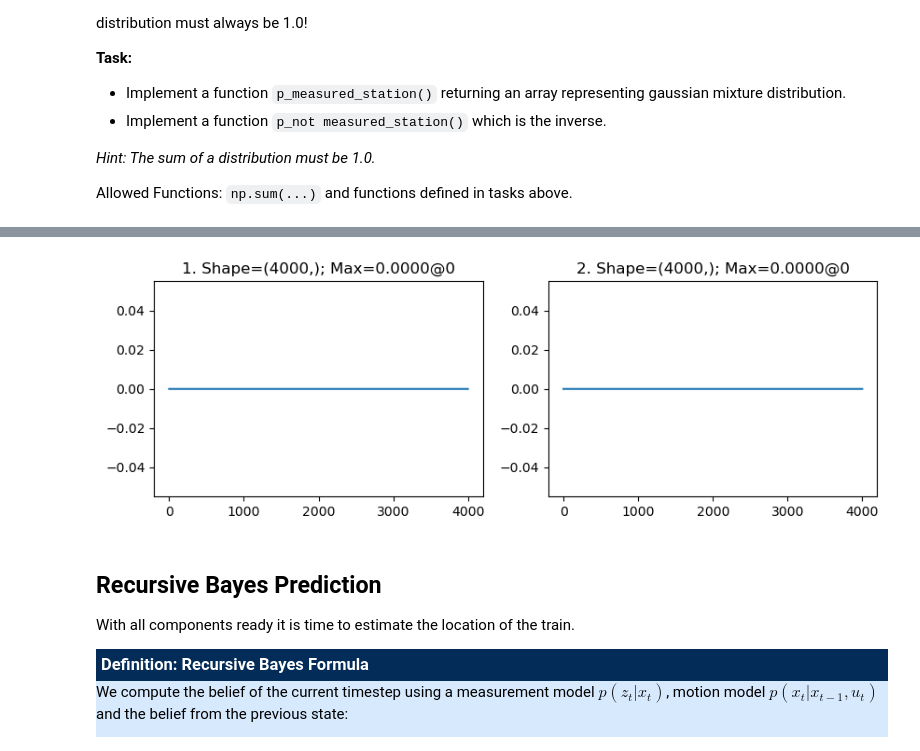
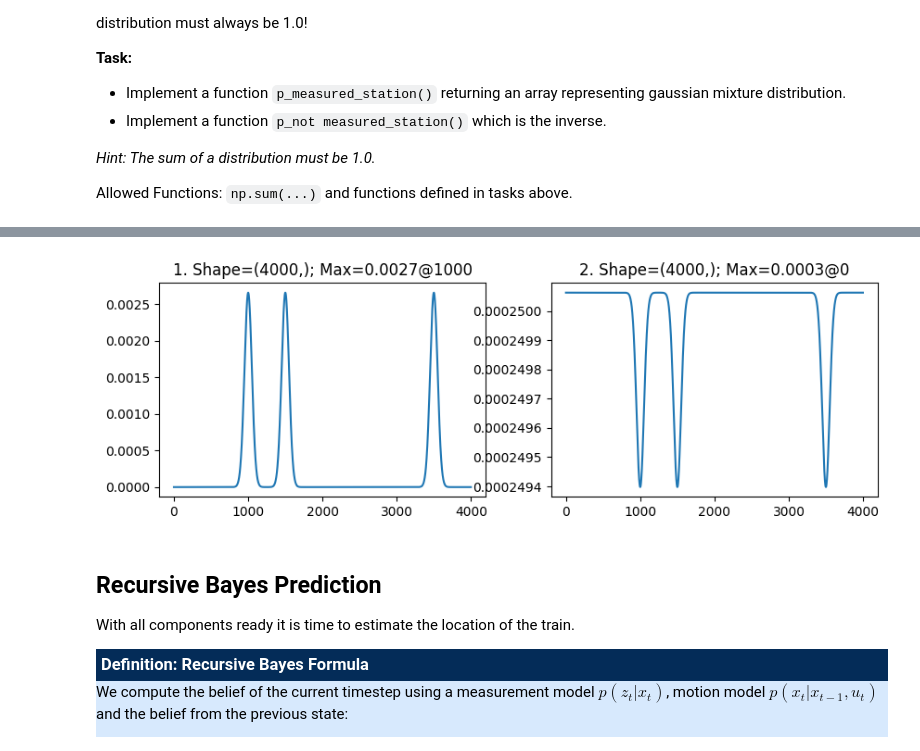
Before and after one commit to eattar/2DIP, a Jupyter notebook: Exercise_4/04_Exercise-Sheet.ipynb, the cells around one changed output, grey strips where cells are left out. Saved outputs shown, nothing was run; the diff lists cells and outputs as text; code cells hidden in the pictures.

```diff
--- a/Exercise_4/04_Exercise-Sheet.ipynb
+++ b/Exercise_4/04_Exercise-Sheet.ipynb
@@ -128,13 +128,19 @@ In the case we do not observe the station we create the inverse of the above cas
 Allowed Functions: `np.sum(...)` and functions defined in tasks above.
 # %%
 def p_measured_station(C_m=50):
-    # TODO fill array with correct values
-    arr = np.zeros((4000,))
+    # Gaussian mixture centered at the three station positions
+    arr = (
+        gaussian_dist(1000, C_m) +
+        gaussian_dist(1500, C_m) +
+        gaussian_dist(3500, C_m)
+    ) / 3
+    arr = arr / np.sum(arr)
     return arr
 
 def p_not_measured_station(C_m=50):
-    # TODO invert p_measured_station
-    arr = np.zeros((4000,))
+    # Inverse of the station likelihood, normalized to sum to 1
+    arr = 1 - p_measured_station(C_m)
+    arr = arr / np.sum(arr)
     return arr
 
 plot_distribution(
@@ -147,4 +151,4 @@ WARNING: Sum not 1, but should be. Sum={out.sum():.4f}
-[figure, old version]
+[figure, new version]
 # %% [markdown]
 ## Recursive Bayes Prediction
 
```
Also changed, not shown: parts of 1 cell of this notebook.
